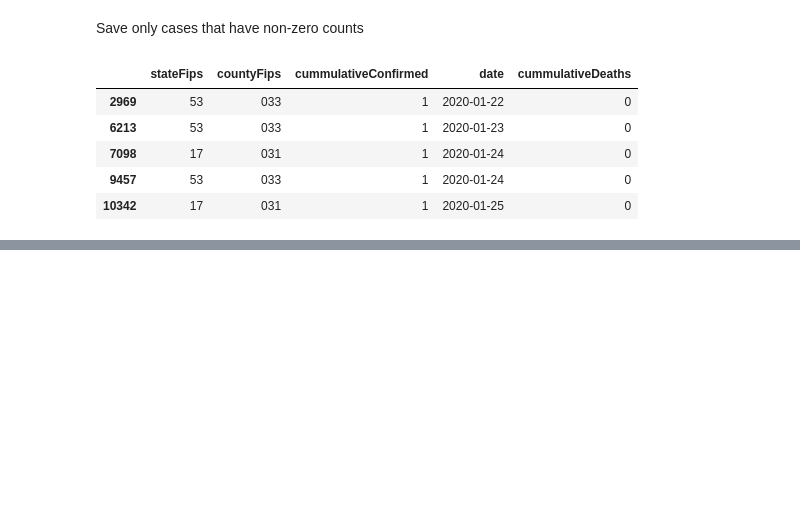
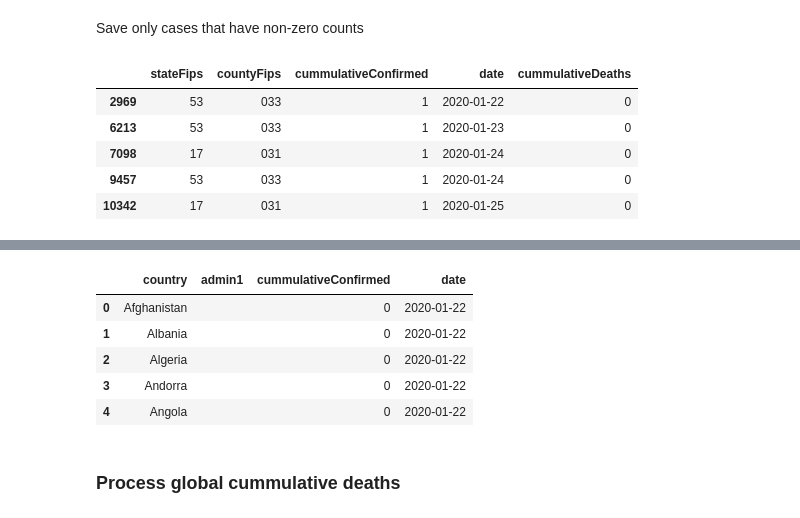
Before and after one commit to covid-19-net/covid-19-community, a Jupyter notebook: notebooks/02a-JHUCases.ipynb, the cells around one changed output, grey strips where cells are left out. Saved outputs shown, nothing was run; the diff lists cells and outputs as text; code cells hidden in the pictures; blank space fills up the shorter version.

```diff
--- a/notebooks/02a-JHUCases.ipynb
+++ b/notebooks/02a-JHUCases.ipynb
@@ -186,0 +202,18 @@ cases.to_csv(NEO4J_HOME / "import/02a-JHUCases.csv", index=False)
+# %%
+df_list = []
+for day in days:
+    df_list.append(split_by_day(confirmed, day, 'cummulativeConfirmed'))
+
+cases_confirmed = pd.concat(df_list)
+cases_confirmed['date'] = cases_confirmed['date'].apply(dateutil.parser.parse)
+# %%
+cases_confirmed.head()
+# %% [output]
+|  | country | admin1 | cummulativeConfirmed | date |
+| 0 | Afghanistan |  | 0 | 2020-01-22 |
+| 1 | Albania |  | 0 | 2020-01-22 |
+| 2 | Algeria |  | 0 | 2020-01-22 |
+| 3 | Andorra |  | 0 | 2020-01-22 |
+| 4 | Angola |  | 0 | 2020-01-22 |
+# %% [markdown]
+### Process global cummulative deaths
```
Also changed, not shown: parts of 21 cells of this notebook, 5 other files.
